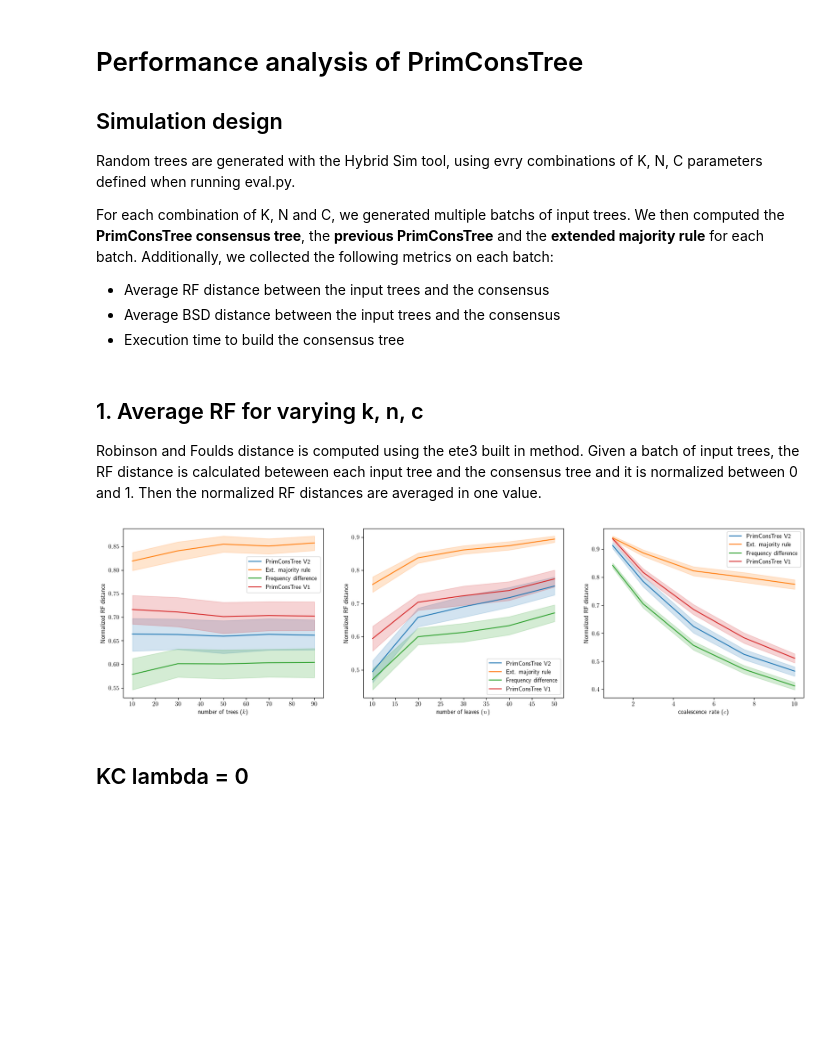
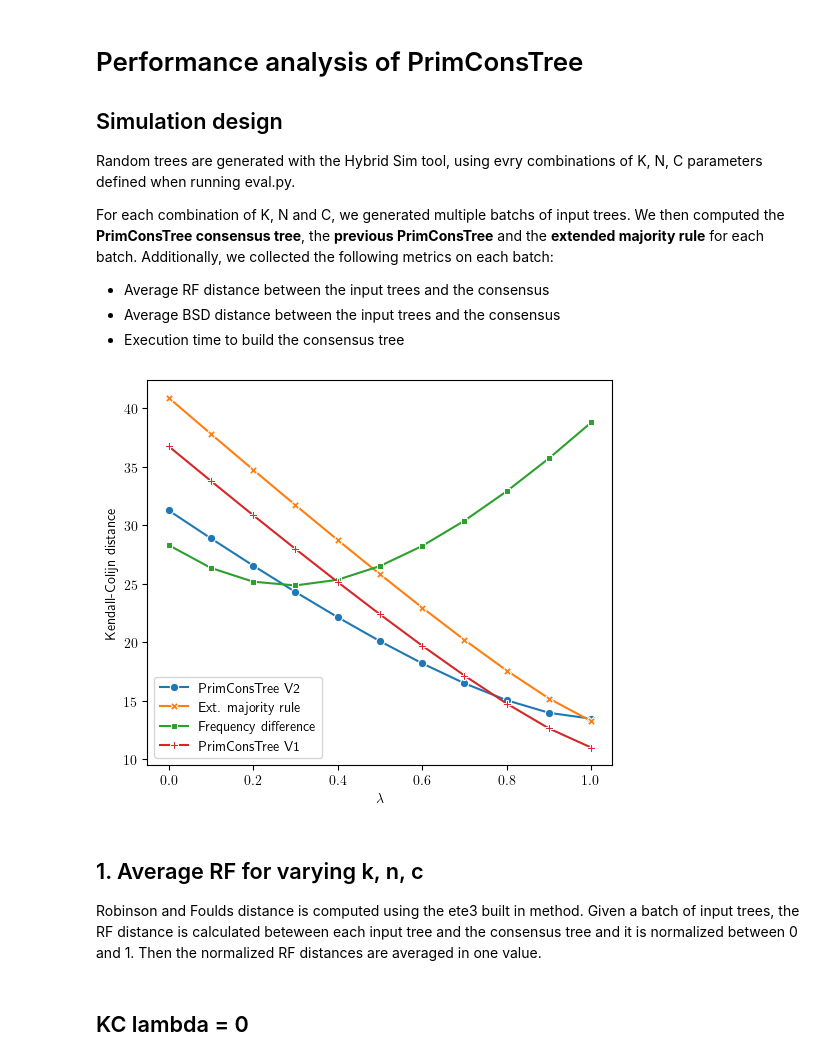
Before and after one commit to tahiri-lab/PrismTree, a Jupyter notebook: src/analysis.ipynb, the cells around one changed output. Cells and saved outputs as stored; diff of their text form; code cells hidden in the pictures; blank space fills up the shorter version.

Commit message:
last figures

```diff
--- a/src/analysis.ipynb
+++ b/src/analysis.ipynb
@@ -19,7 +19,7 @@ import matplotlib
 import seaborn as sns
 from itertools import product
 
-RESULTS_FILE = "../outputs/eval/sim-onlyKC.json"
+RESULTS_FILE = "../outputs/eval/HS-FINAL-Lamb.json"
 
 with open(RESULTS_FILE, "r") as f:
     data = json.load(f)
@@ -28,12 +28,12 @@ matplotlib.rcParams.update(matplotlib.rcParamsDefault)
 matplotlib.rc('text', usetex = True)
 
 algs = {"maj_plus": "Majority rule +", "pct": "PrimConsTree V2", "maj": "Ext. majority rule", "freq": "Frequency difference", "old_pct": "PrimConsTree V1"}
-dists = {"kcdist0": r"KC distance ($\lambda = 0$)", "kcdist0.5": r"KC distance ($\lambda = 0.5$)","tdist": "Triplet distance", "qdist": "Quartet distance", "bsd": "Branch score distance", "duration": "Duration (seconds)", "rf": "Robinson and Foulds distance"}
+dists = {"kcdist": r"Kendall-Colijn distance", "kcdist0": r"Kendall-Colijn distance", "kcdist0.5": r"Kendall-Colijn distance", "kcdist1": r"Kendall-Colijn distance","tdist": "Triplet distance", "qdist": "Quartet distance", "bsd": "Branch score distance", "duration": "Duration (seconds)", "rf": "Robinson and Foulds distance"}
 actual_algs = {a: algs[a] for a in algs if a in data[0]}
 
 formated = []
 for d, a in product(data, actual_algs.keys()):
-    entry = {"algorithm": algs[a], "n": d["n"], "k": d["k"], "c": d["c"]}
+    entry = {"algorithm": algs[a], "n": d["n"], "k": d["k"], "c": d["c"], "lambda":d["lambda"]}
     for metric in dists:
         if metric in d[a]:
             entry[metric] = d[a][metric]
@@ -51,15 +51,29 @@ def set_x_label(x, ax):
         ax.set_xlabel(r"Number of leaves ($\mathit{n}$)")
     elif x == "c":
         ax.set_xlabel(r"Coalescence rate ($\mathit{c}$)")
+    elif x == "lambda":
+        ax.set_xlabel(r"$\lambda$")
 
 def plot_metric(metric, xs, algs):
     fig, axes = plt.subplots(nrows=1, ncols=len(xs), figsize=(20/3*len(xs), 5))
     algs_data = df[df["algorithm"].isin(algs)]
     for ax, x in zip(axes, xs):
-        sns.lineplot(x=x, y=metric, hue="algorithm", data=algs_data, ax=ax)
-        #ax.set_title(f"{metric} for varying {x}")
+        sns.lineplot(x=x, y=metric, hue="algorithm", data=algs_data, ax=ax, markers=True, style="algorithm", dashes=False)
         set_y_label(metric, ax)
         set_x_label(x, ax)
         handles, labels = ax.get_legend_handles_labels()
         ax.legend(handles=handles, labels=labels)
     return fig, axes
+
+def figure(metrics, xs, algs):
+    fig, axes = plt.subplots(nrows=len(xs), ncols=len(metrics), figsize=(6*len(metrics), 5*len(xs)))
+    algs_data = df[df["algorithm"].isin(algs)]
+    for i, x in enumerate(xs):
+        for j, metric in enumerate(metrics):
+            ax = axes[i][j]
+            sns.lineplot(x=x, y=metric, hue="algorithm", data=algs_data, ax=ax, markers=True, style="algorithm", dashes=False, errorbar=None)
+            set_y_label(metric, ax)
+            set_x_label(x, ax)
+            handles, labels = ax.get_legend_handles_labels()
+            ax.legend(handles=handles, labels=labels)
+    return fig, axes
@@ -66,3 +88,16 @@ def plot_metric(metric, xs, algs):
+# %%
+fig, axes = plt.subplots(nrows=1, ncols=1, figsize=(6, 5))
+ax = axes
+sns.lineplot(x="lambda", y="kcdist", hue="algorithm", data=df, ax=ax, markers=True, style="algorithm", dashes=False, errorbar=None)
+set_y_label("kcdist", ax)
+set_x_label("lambda", ax)
+handles, labels = ax.get_legend_handles_labels()
+ax.legend(handles=handles, labels=labels)
+
+#plt.show()
+plt.savefig('../img/Lamb_Figure.pdf', dpi=300)
+# %% [output]
+[figure, added]
 # %% [markdown]
 ## 1. Average RF for varying k, n, c
 
@@ -72,8 +107,6 @@ _, axes = plot_metric("rf", ["k", "n", "c"], [algs["pct"], algs["old_pct"], algs
 axes[0].legend(loc='upper left', bbox_to_anchor=(0.6, 0.85))
 plt.show()
 #plt.savefig('../img/rf.pdf', dpi=300)
-# %% [output]
-[figure, removed]
 # %% [markdown]
 ## KC lambda = 0
 # %%
```
Also changed, not shown: parts of 7 cells of this notebook, 8 other files.
